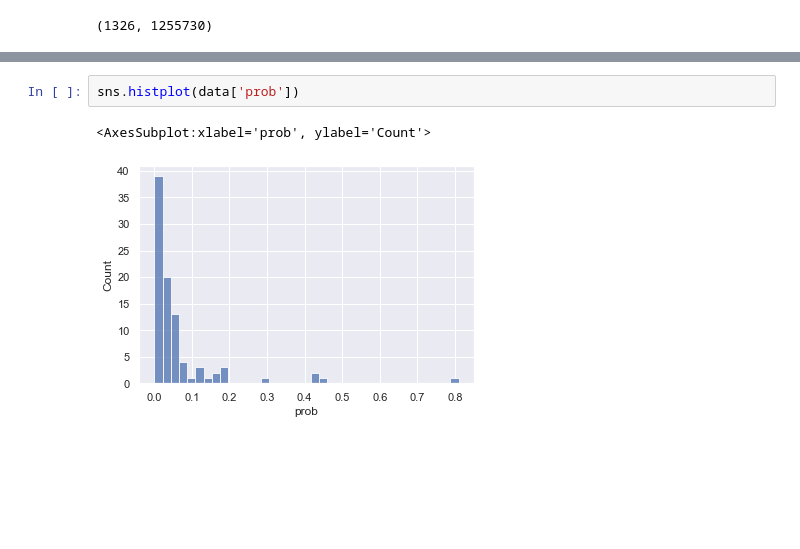
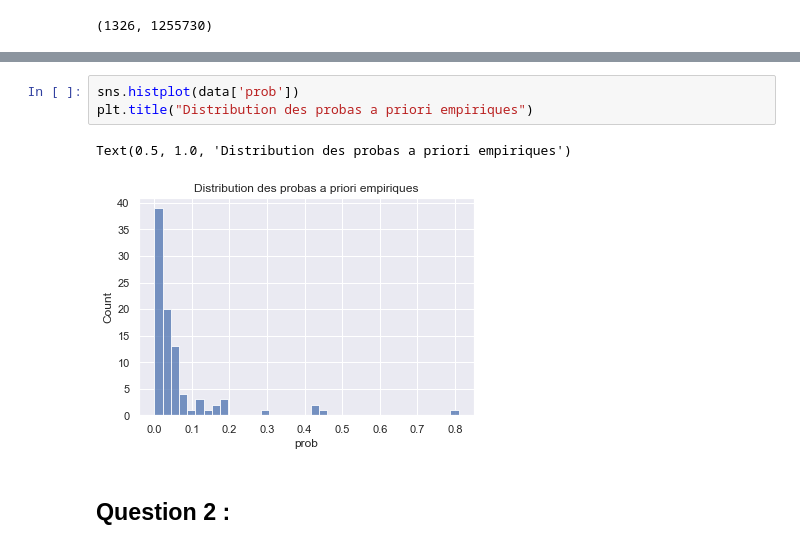
Before and after one commit to erialc-cal/MCM_Listeria_Prevalence, a Jupyter notebook: exploratoire_claire.ipynb, the cells around one changed output, grey strips where cells are left out. Saved outputs shown, nothing was run; the diff lists cells and outputs as text; blank space fills up the shorter version.

```diff
--- a/exploratoire_claire.ipynb
+++ b/exploratoire_claire.ipynb
@@ -162,5 +124,8 @@ for elem in list_n:
 # %%
 sns.histplot(data['prob'])
+plt.title("Distribution des probas a priori empiriques")
 # %% [output]
-<AxesSubplot:xlabel='prob', ylabel='Count'>
+Text(0.5, 1.0, 'Distribution des probas a priori empiriques')
-[figure, old version]
+[figure, new version]
+# %% [markdown]
+## Question 2 :
```
Also changed, not shown: parts of 15 cells of this notebook.
